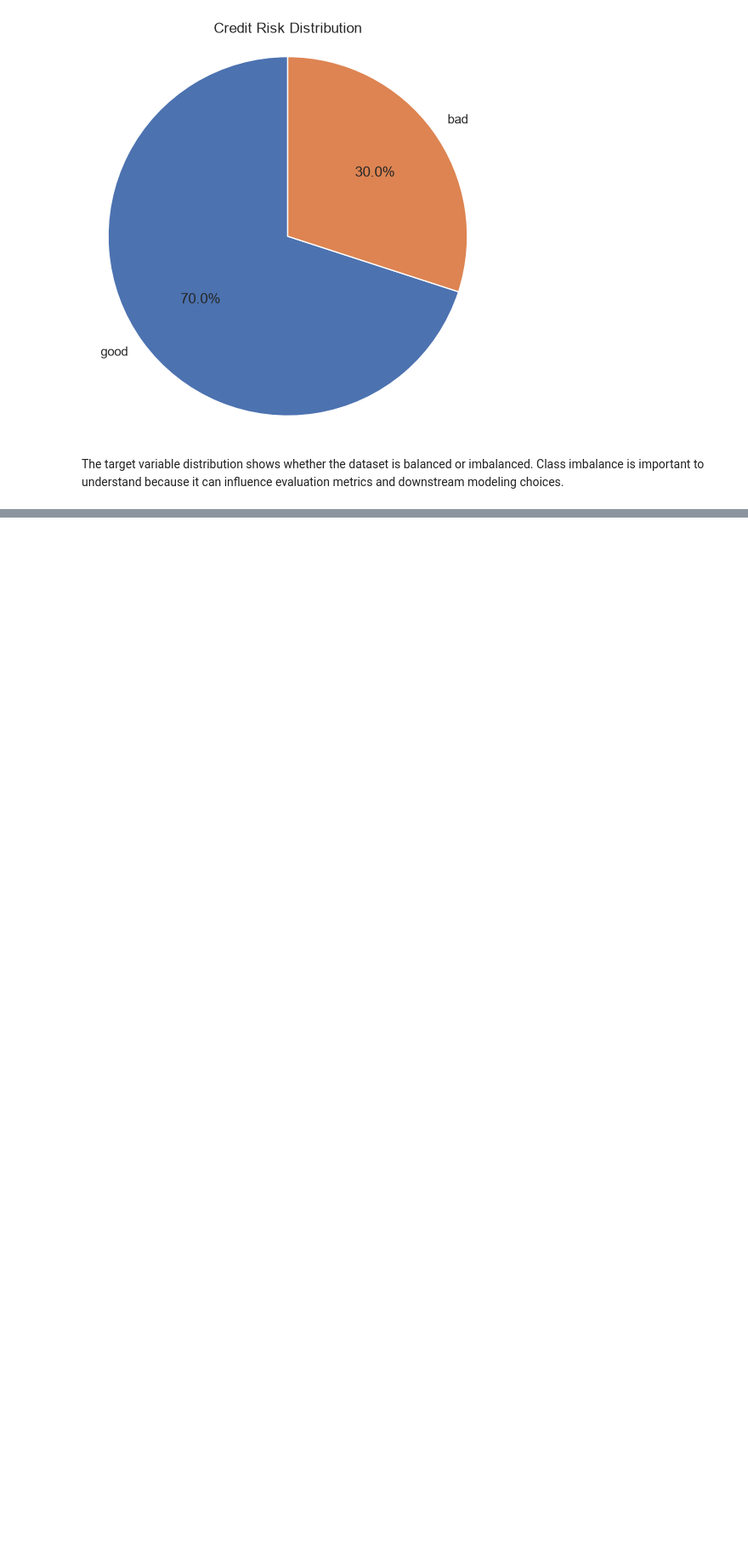
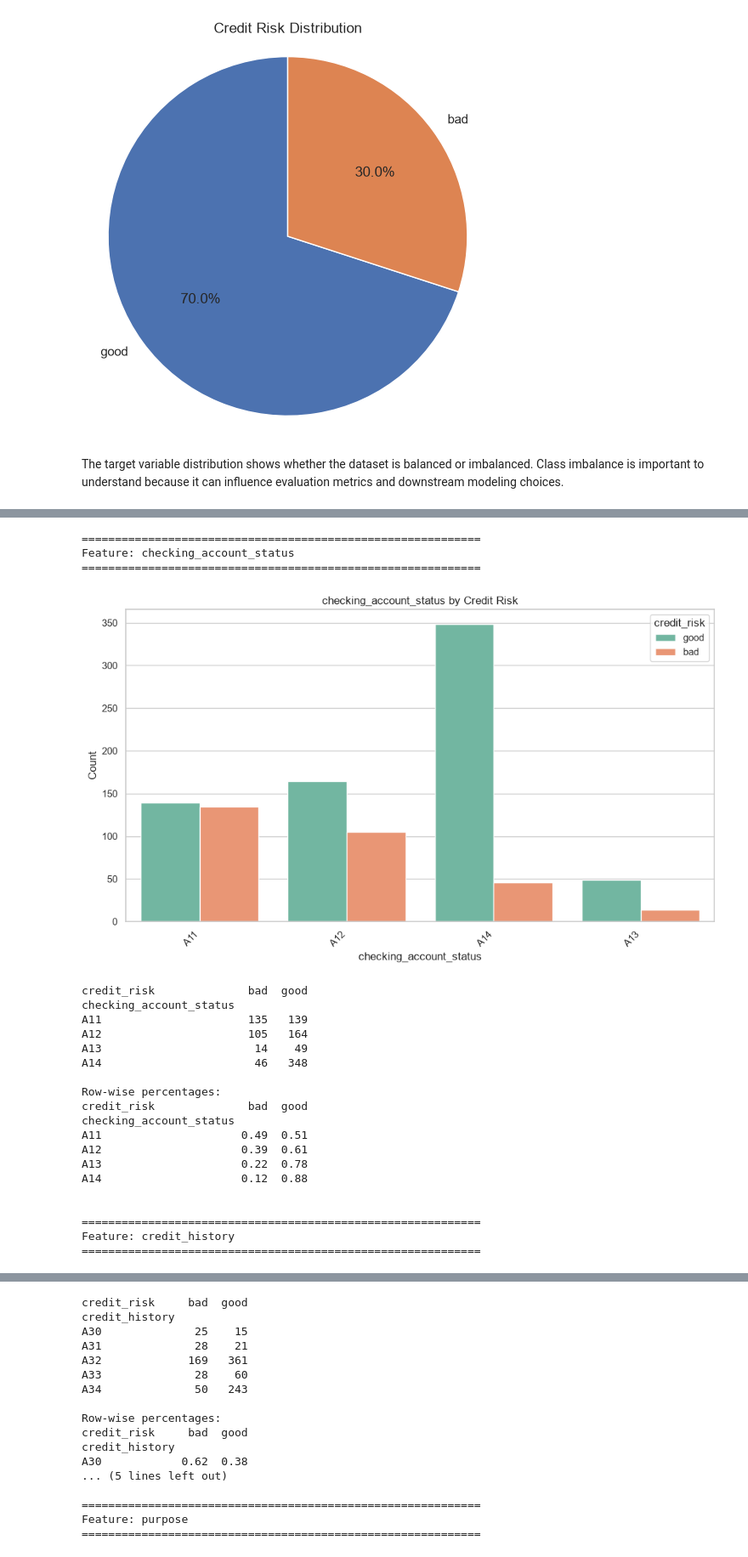
Before and after one commit to muzammilmarwat/CodeAlpha_CreditScoringModel, a Jupyter notebook: notebooks/01_Exploratory_Data_Analysis.ipynb, the cells around one changed output, grey strips where cells are left out. Shown at 85% size. Saved outputs shown, nothing was run; the diff lists cells and outputs as text; code cells hidden in the pictures; blank space fills up the shorter version.

```diff
--- a/notebooks/01_Exploratory_Data_Analysis.ipynb
+++ b/notebooks/01_Exploratory_Data_Analysis.ipynb
@@ -219,0 +486,57 @@ The target variable distribution shows whether the dataset is balanced or imbala
+# %%
+categorical_features = [
+    "checking_account_status",
+    "credit_history",
+    "purpose",
+    "savings_account",
+    "employment_duration",
+    "personal_status_sex",
+    "other_debtors",
+    "property",
+    "other_installment_plans",
+    "housing",
+    "job",
+    "telephone",
+    "foreign_worker",
+]
+
+for feature in categorical_features:
+    print(f"\n{'=' * 60}\nFeature: {feature}\n{'=' * 60}")
+
+    plt.figure(figsize=(10, 6))
+    sns.countplot(data=df, x=feature, hue="credit_risk", palette="Set2")
+    plt.title(f"{feature} by Credit Risk")
+    plt.xlabel(feature)
+    plt.ylabel("Count")
+    plt.xticks(rotation=45, ha="right")
+    plt.tight_layout()
+    plt.show()
+
+    print(pd.crosstab(df[feature], df["credit_risk"]))
+    print("\nRow-wise percentages:")
+    print(pd.crosstab(df[feature], df["credit_risk"], normalize="index").round(2))
+    print()
+# %% [output]
+============================================================
+Feature: checking_account_status
+============================================================
+[figure, added]
+credit_risk              bad  good
+checking_account_status
+A11                      135   139
+A12                      105   164
+A13                       14    49
+A14                       46   348
+
+Row-wise percentages:
+credit_risk              bad  good
+checking_account_status
+A11                     0.49  0.51
+A12                     0.39  0.61
+A13                     0.22  0.78
+A14                     0.12  0.88
+
+
+============================================================
+Feature: credit_history
+============================================================
@@ -219,0 +544,17 @@ The target variable distribution shows whether the dataset is balanced or imbala
+credit_risk     bad  good
+credit_history
+A30              25    15
+A31              28    21
+A32             169   361
+A33              28    60
+A34              50   243
+
+Row-wise percentages:
+credit_risk     bad  good
+credit_history
+A30            0.62  0.38
+... (5 lines left out)
+
+============================================================
+Feature: purpose
+============================================================
```
Also changed, not shown: parts of 15 cells of this notebook, 27 other files.
